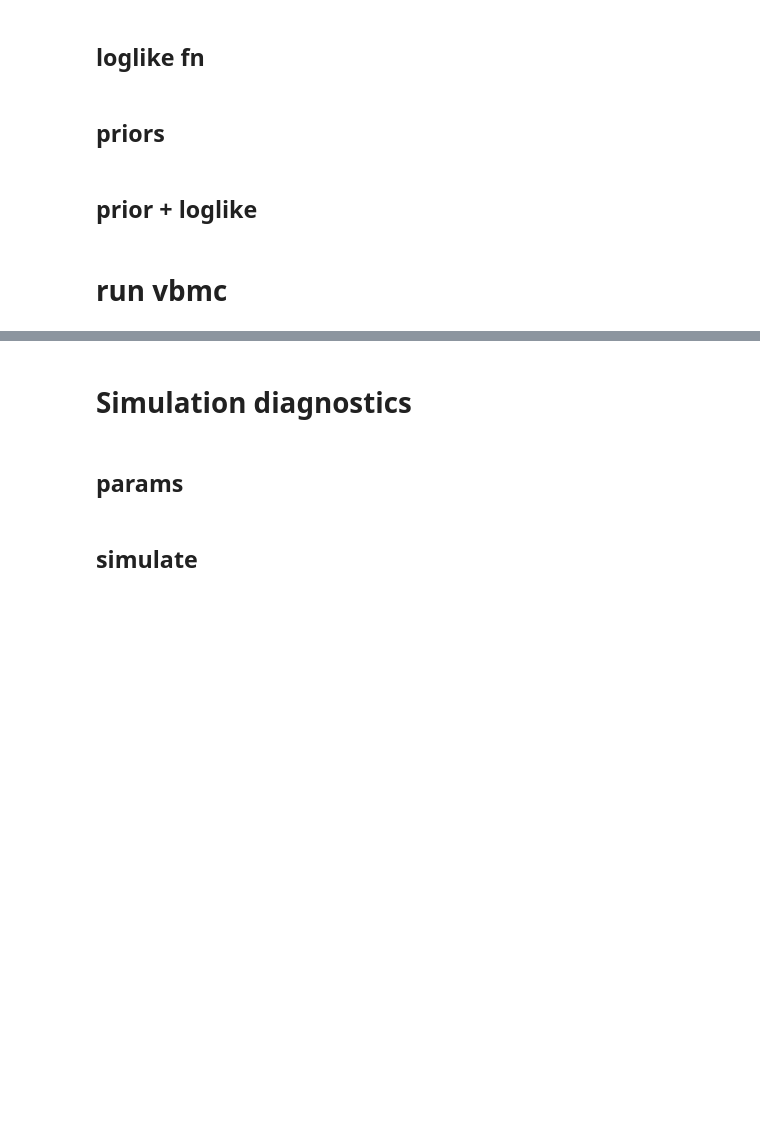
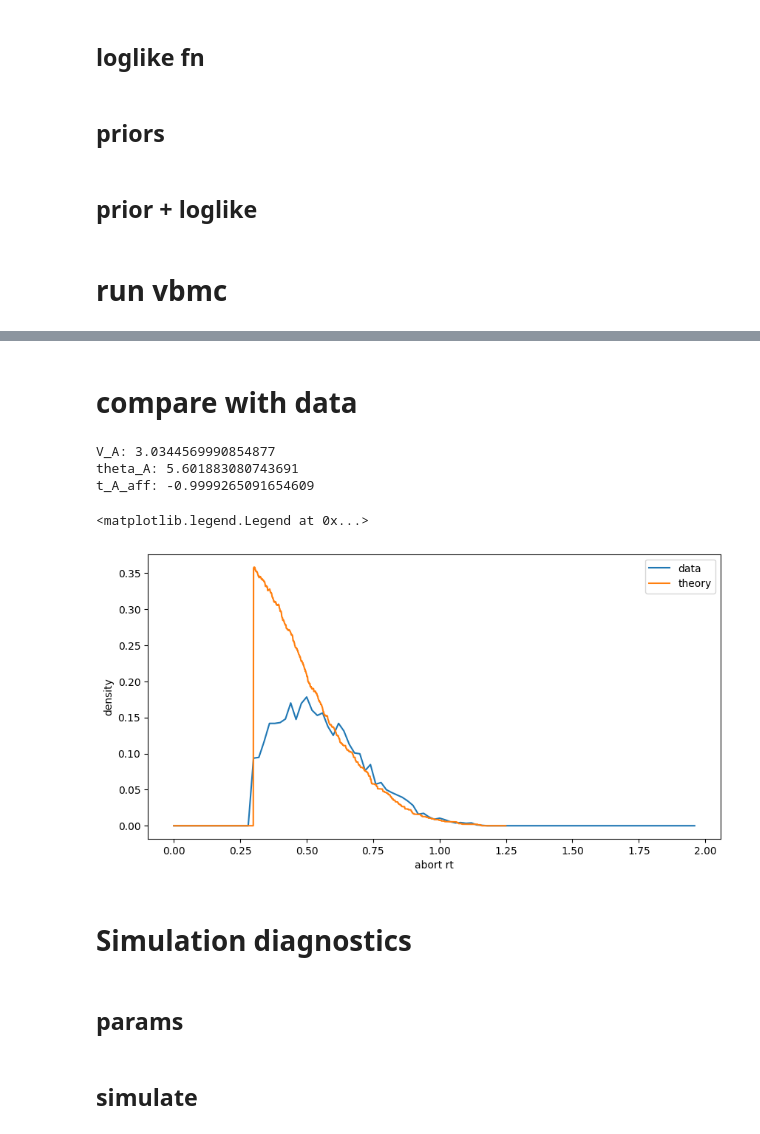
Before and after one commit to rakaar/ddm_data, a Jupyter notebook: explore_more_data/fit_comparable_aborts.ipynb, the cells around one changed output, grey strips where cells are left out. Drawn from its saved outputs; the diff is of its cells as text; code cells hidden in the pictures; blank space fills up the shorter version.

```diff
--- a/explore_more_data/fit_comparable_aborts.ipynb
+++ b/explore_more_data/fit_comparable_aborts.ipynb
@@ -212,9 +215,13 @@ pub = np.array([
 
 # Initialize with random values within plausible bounds
 np.random.seed(42)
-V_A_0 = np.random.uniform(*V_A_plausible_bounds)
-theta_A_0 = np.random.uniform(*theta_A_plausible_bounds)
-t_A_aff_0 = np.random.uniform(*t_A_aff_plausible_bounds)
+# V_A_0 = np.random.uniform(*V_A_plausible_bounds)
+# theta_A_0 = np.random.uniform(*theta_A_plausible_bounds)
+# t_A_aff_0 = np.random.uniform(*t_A_aff_plausible_bounds)
+
+V_A_0 = 2.8
+theta_A_0 = 3.2
+t_A_aff_0 = -0.22
 
 x_0 = np.array([
     V_A_0,
@@ -280,3 +286,56 @@ Too few points to create valid contours
+# %% [markdown]
+# compare with data
+# %%
+V_A = vp_samples[:,0].mean()
+theta_A = vp_samples[:,1].mean()
+t_A_aff = vp_samples[:,2].mean()
+
+
+print(f'V_A: {V_A}')
+print(f'theta_A: {theta_A}')
+print(f't_A_aff: {t_A_aff}')
+# %% [output]
+V_A: 3.0344569990854877
+theta_A: 5.601883080743691
+t_A_aff: -0.9999265091654609
+# %%
+
+
+N_theory = int(1e3)
+t_pts = np.arange(0,1.25, 0.001)
+t_stim_samples = df_valid_and_aborts.sample(N_theory)['intended_fix']
+pdf_samples = np.zeros((N_theory, len(t_pts)))
+
+for i, t_stim in enumerate(t_stim_samples):
+    t_stim_idx = np.searchsorted(t_pts, t_stim)
+    proactive_trunc_idx = np.searchsorted(t_pts, proactive_trunc_time)
+    pdf_samples[i, :proactive_trunc_idx] = 0
+    pdf_samples[i, t_stim_idx:] = 0
+    t_btn = t_pts[proactive_trunc_idx:t_stim_idx-1]
+
+    pdf_samples[i, proactive_trunc_idx:t_stim_idx-1] = rho_A_t_VEC_fn(t_btn - t_A_aff, V_A, theta_A) / (1 - cum_A_t_fn(proactive_trunc_time - t_A_aff, V_A, theta_A))
+
+
+
+plt.figure(figsize=(10,5))
+
+bins = np.arange(0,2,0.02)
+df_aborts = df_valid_and_aborts[df_valid_and_aborts['abort_event'] == 3]
+df_aborts_RT = df_aborts['TotalFixTime'].dropna().values
+df_aborts_RT_trunc = df_aborts_RT[df_aborts_RT > proactive_trunc_time]
+
+frac_aborts = len(df_aborts_RT_trunc) / len(df_valid_and_aborts)
+aborts_hist, _ = np.histogram(df_aborts_RT_trunc, bins=bins, density=True)
+
+plt.plot(bins[:-1], aborts_hist * frac_aborts, label='data')
+plt.xlabel('abort rt')
+plt.ylabel('density')
+
+plt.plot(t_pts, np.mean(pdf_samples, axis=0), label='theory')
+plt.legend()
+# %% [output]
+<matplotlib.legend.Legend at 0x...>
+[figure, added]
 # %%
 # vbmc.save('non_linear_only_norm_decent_non_convg.pkl')
 # %% [markdown]
```
Also changed, not shown: parts of 5 cells of this notebook, 4 other files.
